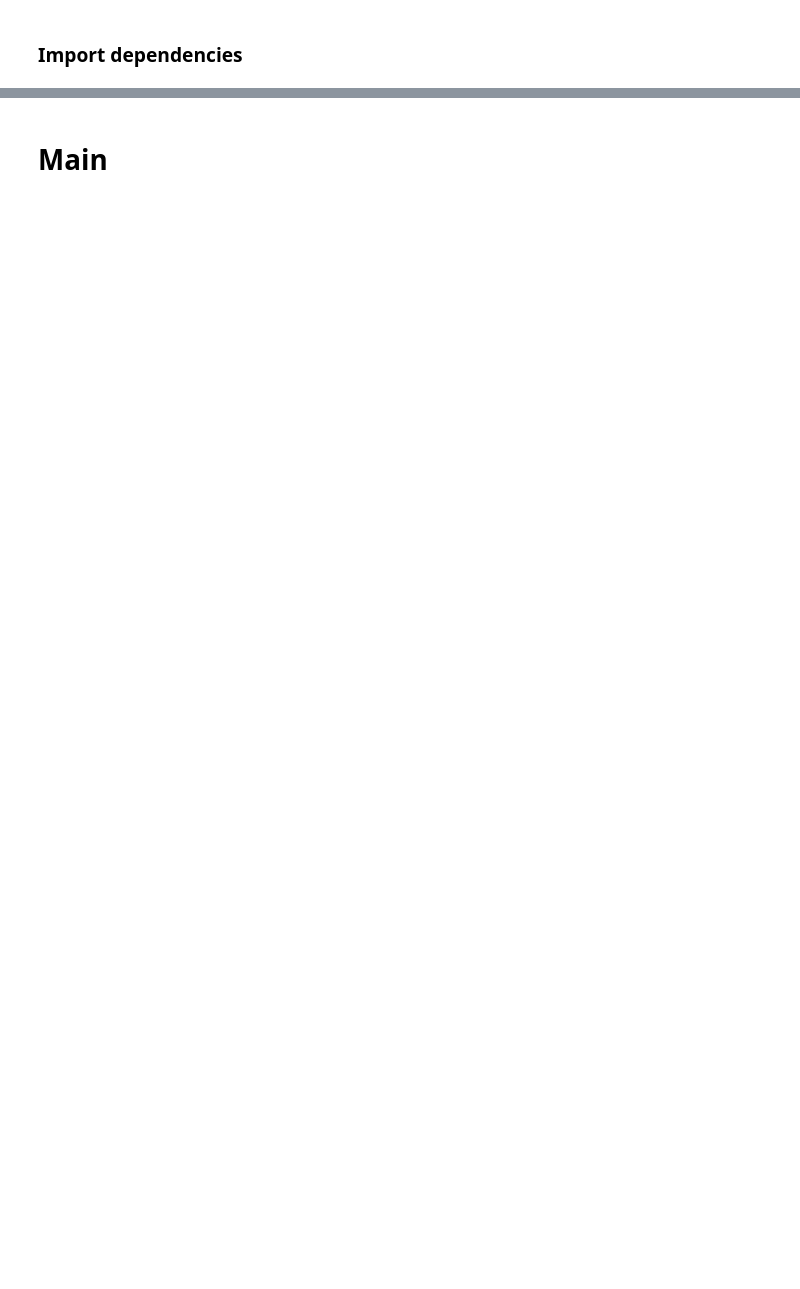
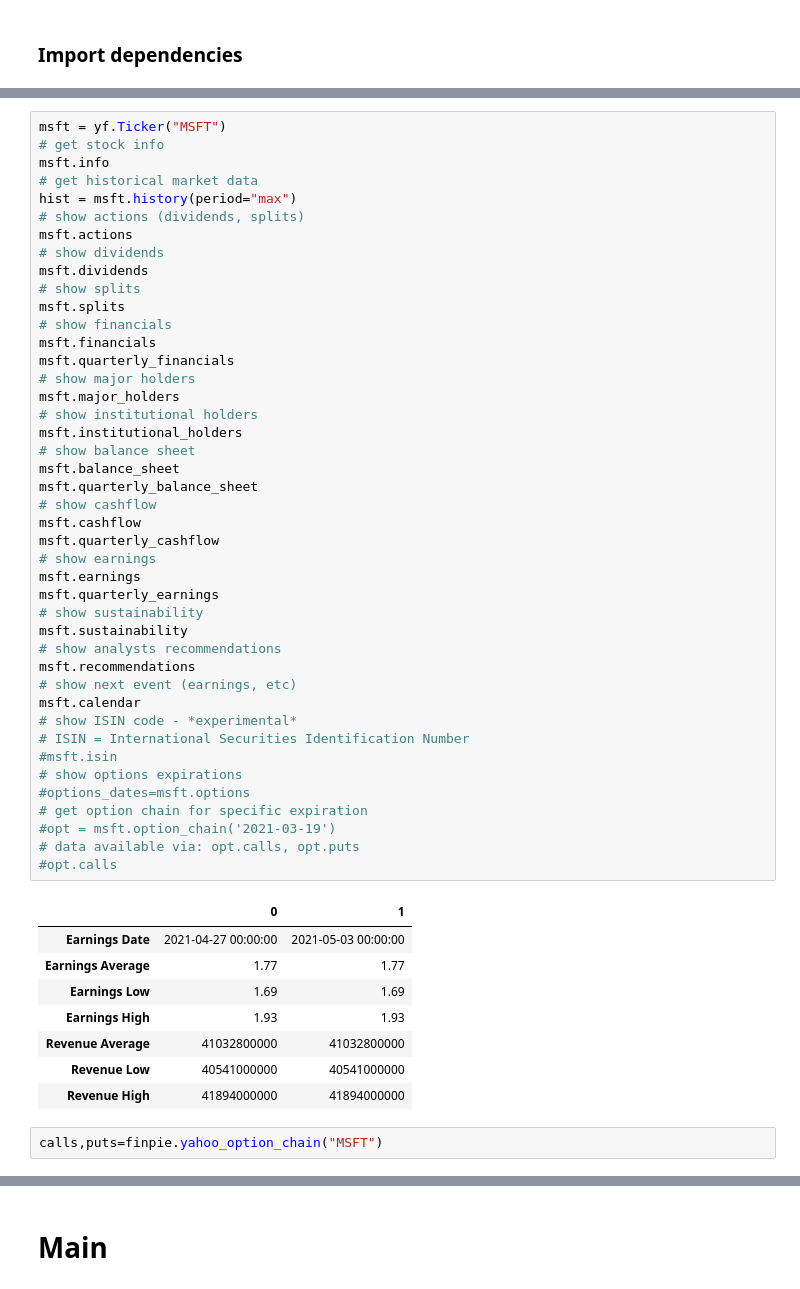
Before and after one commit to vijaylaxmid/cmpe295w-datatribe, a Jupyter notebook: Notebooks/Update_Datasets.ipynb, the cells around one changed output, grey strips where cells are left out. Drawn from its saved outputs; the diff is of its cells as text; blank space fills up the shorter version.

```diff
--- a/Notebooks/Update_Datasets.ipynb
+++ b/Notebooks/Update_Datasets.ipynb
@@ -177,0 +151,54 @@ finpie.historical_prices('SNDL')
+# %%
+msft = yf.Ticker("MSFT")
+# get stock info
+msft.info
+# get historical market data
+hist = msft.history(period="max")
+# show actions (dividends, splits)
+msft.actions
+# show dividends
+msft.dividends
+# show splits
+msft.splits
+# show financials
+msft.financials
+msft.quarterly_financials
+# show major holders
+msft.major_holders
+# show institutional holders
+msft.institutional_holders
+# show balance sheet
+msft.balance_sheet
+msft.quarterly_balance_sheet
+# show cashflow
+msft.cashflow
+msft.quarterly_cashflow
+# show earnings
+msft.earnings
+msft.quarterly_earnings
+# show sustainability
+msft.sustainability
+# show analysts recommendations
+msft.recommendations
+# show next event (earnings, etc)
+msft.calendar
+# show ISIN code - *experimental*
+# ISIN = International Securities Identification Number
+#msft.isin
+# show options expirations
+#options_dates=msft.options
+# get option chain for specific expiration
+#opt = msft.option_chain('2021-03-19')
+# data available via: opt.calls, opt.puts
+#opt.calls
+# %% [output]
+|  | 0 | 1 |
+| Earnings Date | 2021-04-27 00:00:00 | 2021-05-03 00:00:00 |
+| Earnings Average | 1.77 | 1.77 |
+| Earnings Low | 1.69 | 1.69 |
+| Earnings High | 1.93 | 1.93 |
+| Revenue Average | 41032800000 | 41032800000 |
+| Revenue Low | 40541000000 | 40541000000 |
+| Revenue High | 41894000000 | 41894000000 |
+# %%
+calls,puts=finpie.yahoo_option_chain("MSFT")
```
Also changed, not shown: parts of 29 cells of this notebook.
